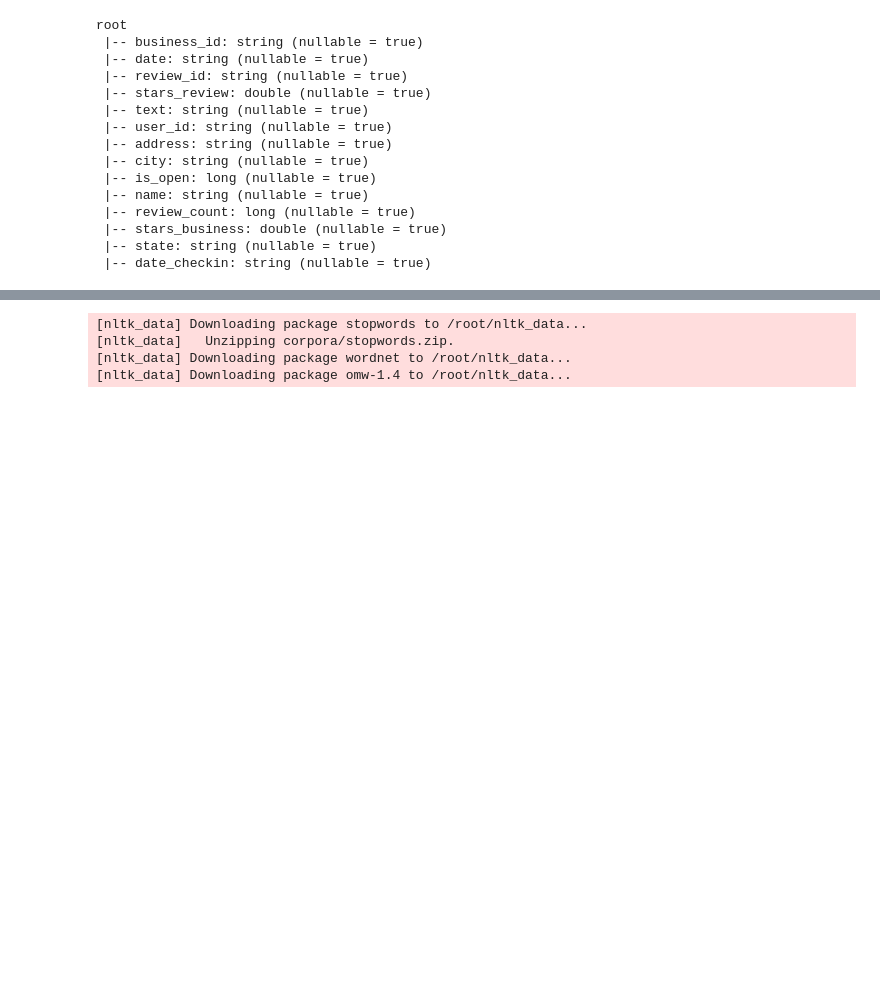
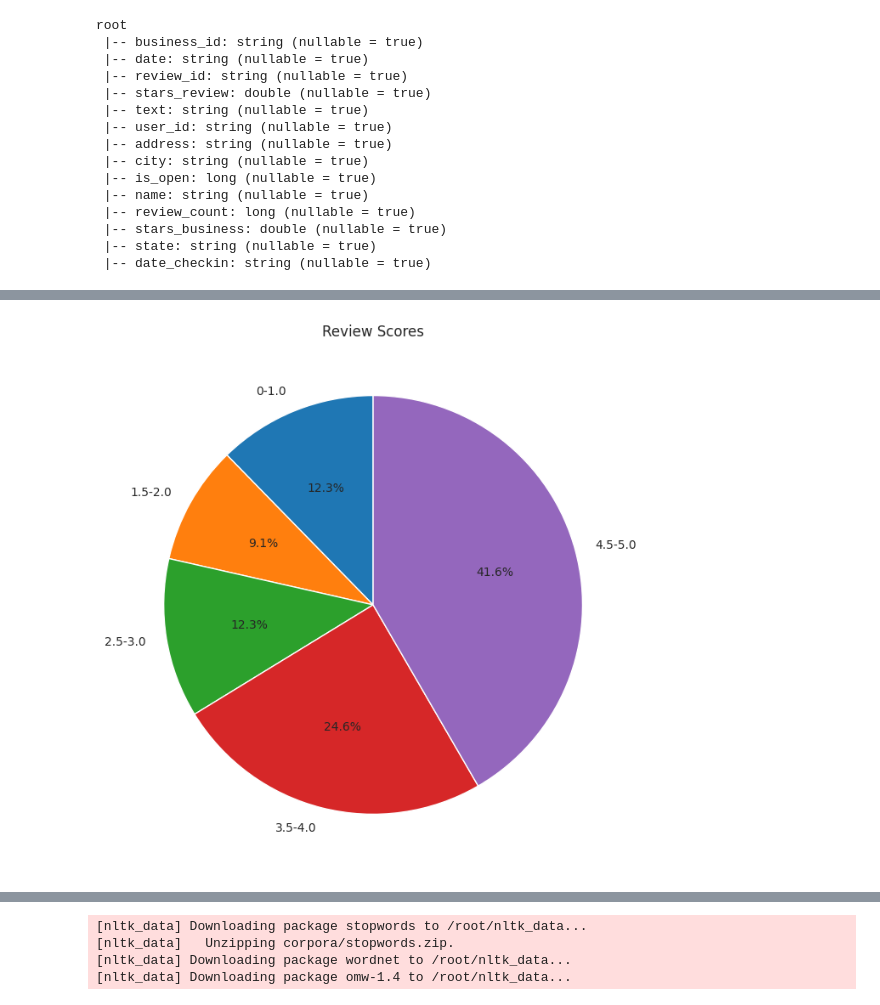
Before and after one commit to normala127/NLP_Yelp_Review_Project, a Jupyter notebook: project.ipynb, the cells around one changed output, grey strips where cells are left out. Cells and saved outputs as stored; diff of their text form; code cells hidden in the pictures; blank space fills up the shorter version.

```diff
--- a/project.ipynb
+++ b/project.ipynb
@@ -368,3 +474,25 @@ show_shape(final_df)
+# %%
+df_grouped = final_df.withColumn(
+    "rating_group",
+    when(col("stars_review") <= 1.0, "0-1.0")
+    .when(col("stars_review") <= 2.0, "1.5-2.0")
+    .when(col("stars_review") <= 3.0, "2.5-3.0")
+    .when(col("stars_review") <= 4.0, "3.5-4.0")
+    .otherwise("4.5-5.0")
+)
+
+group_counts = df_grouped.groupBy("rating_group").count().orderBy("rating_group")
+group_counts_pd = group_counts.toPandas()
+
+plt.figure(figsize=(8,8))
+plt.pie(group_counts_pd["count"],
+        labels=group_counts_pd["rating_group"],
+        autopct='%1.1f%%',
+        startangle=90)
+plt.title("Review Scores")
+plt.show()
+# %% [output]
+[figure, added]
 # %% [markdown]
 ### 2. Preprocessing
 
```
Also changed, not shown: parts of 59 cells of this notebook.
